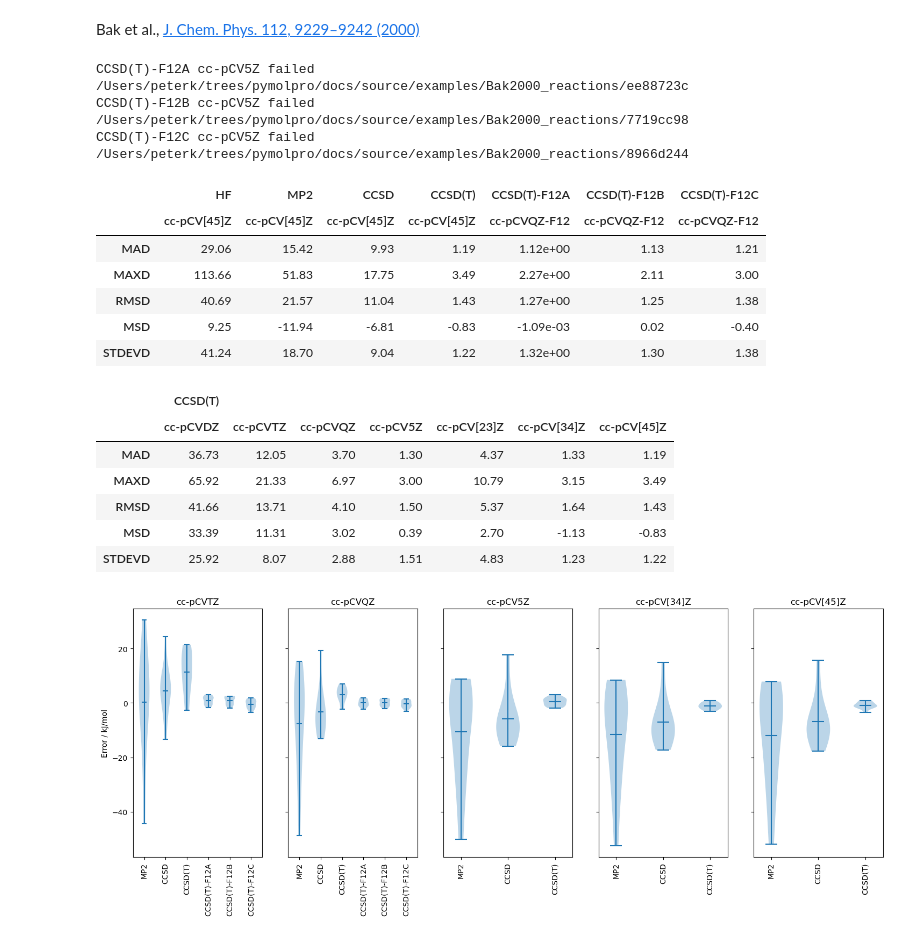
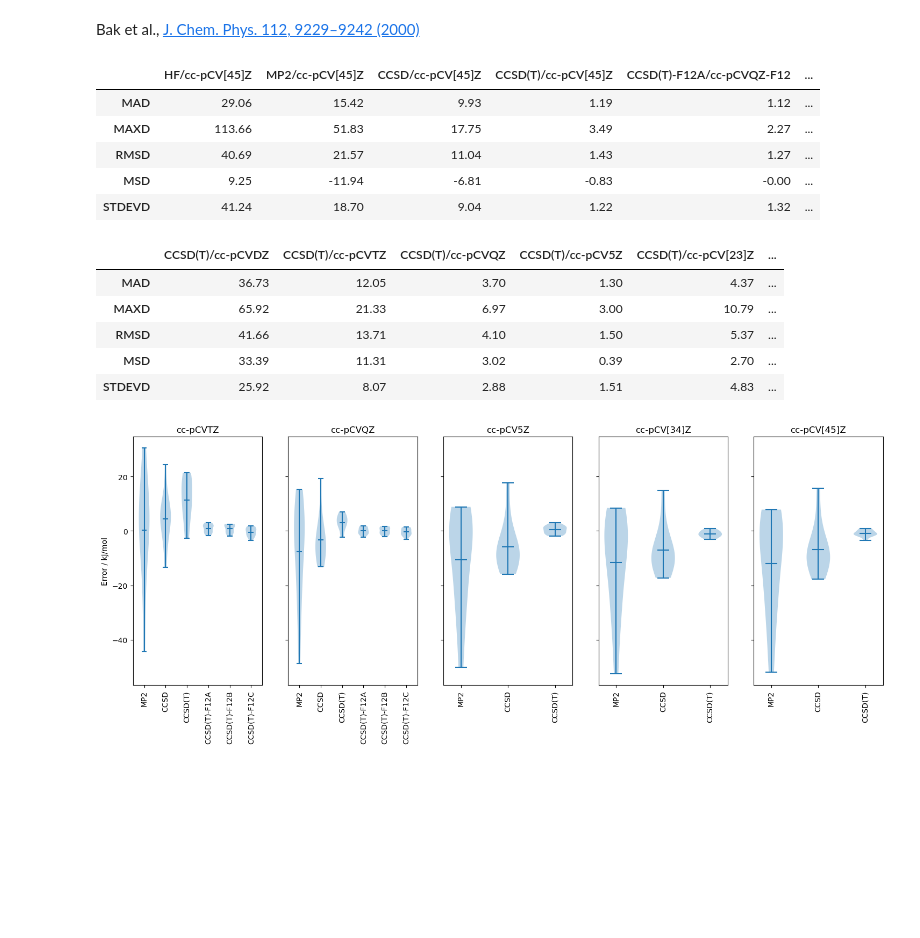
Before and after one commit to molpro/pymolpro, a Jupyter notebook: docs/source/examples/thermochemical_benchmark_Bak2000_reactions.ipynb, the cells around one changed output. Cells and saved outputs as stored; diff of their text form; code cells hidden in the pictures; blank space fills up the shorter version.

```diff
--- a/docs/source/examples/thermochemical_benchmark_Bak2000_reactions.ipynb
+++ b/docs/source/examples/thermochemical_benchmark_Bak2000_reactions.ipynb
@@ -19,14 +19,11 @@ results = {}
 for method in methods:
     results[method] = {}
     for basis in bases:
-        results[method][basis] = pymolpro.database.run(db, method, basis + '-F12' if 'F12' in method else basis,
-                                                       location=project_name, backend=backend,
-                                                       preamble="core,small", parallel=parallel)
-        if results[method][basis].failed: print(method, basis, 'failed', results[method][basis].project_directory)
+        if 'F12' not in method or '5' not in basis:
+            results[method][basis] = pymolpro.database.run(db, method=method, basis=basis + '-F12' if 'F12' in method else basis,
+                                                           location=project_name, backend=backend,
+                                                           core_correlation="small", parallel=parallel)
+            if results[method][basis].failed: print(method, basis, 'failed', results[method][basis].project_directory)
-# %% [output]
-CCSD(T)-F12A cc-pCV5Z failed /Users/peterk/trees/pymolpro/docs/source/examples/Bak2000_reactions/ee88723c
-CCSD(T)-F12B cc-pCV5Z failed /Users/peterk/trees/pymolpro/docs/source/examples/Bak2000_reactions/7719cc98
-CCSD(T)-F12C cc-pCV5Z failed /Users/peterk/trees/pymolpro/docs/source/examples/Bak2000_reactions/8966d244
 # %%
 for method in methods:
     for result in pymolpro.database.basis_extrapolate(results[method].values(), results['HF'].values()):
@@ -34,27 +31,27 @@ for method in methods:
     for basis in results[method]:
         if basis not in bases: bases.append(basis)
 # %%
-pd.set_option('display.precision', 2)
+pd.set_option('display.float_format', lambda x: '%.2f' % x)
 method_errors = \
     pymolpro.database.analyse([results[method]['cc-pCVQZ' if 'F12' in method else 'cc-pCV[45]Z'] for method in methods],
                               db, 'kJ/mol')['reaction statistics']
 with open(project_name + '.method_errors.tex', 'w') as tf:
     tf.write(
         '\\ifx\\toprule\\undefined\\def\\toprule{\\hline\\hline}\n\\def\\midrule{\\hline}\n\\def\\bottomrule{\\hline\\hline}\\fi')  # or \usepackage{booktabs}
     tf.write(method_errors.style.format(precision=2).to_latex(hrules=True, multicol_align='c', caption='Method errors'))
 method_errors
 # %% [output]
-|  | HF | MP2 | CCSD | CCSD(T) | CCSD(T)-F12A | CCSD(T)-F12B | CCSD(T)-F12C |
-|  | cc-pCV[45]Z | cc-pCV[45]Z | cc-pCV[45]Z | cc-pCV[45]Z | cc-pCVQZ-F12 | cc-pCVQZ-F12 | cc-pCVQZ-F12 |
-| MAD | 29.06 | 15.42 | 9.93 | 1.19 | 1.12e+00 | 1.13 | 1.21 |
-| MAXD | 113.66 | 51.83 | 17.75 | 3.49 | 2.27e+00 | 2.11 | 3.00 |
-| RMSD | 40.69 | 21.57 | 11.04 | 1.43 | 1.27e+00 | 1.25 | 1.38 |
-| MSD | 9.25 | -11.94 | -6.81 | -0.83 | -1.09e-03 | 0.02 | -0.40 |
-| STDEVD | 41.24 | 18.70 | 9.04 | 1.22 | 1.32e+00 | 1.30 | 1.38 |
+|  | HF/cc-pCV[45]Z | MP2/cc-pCV[45]Z | CCSD/cc-pCV[45]Z | CCSD(T)/cc-pCV[45]Z | CCSD(T)-F12A/cc-pCVQZ-F12 | ... |
+| MAD | 29.06 | 15.42 | 9.93 | 1.19 | 1.12 | ... |
+| MAXD | 113.66 | 51.83 | 17.75 | 3.49 | 2.27 | ... |
+| RMSD | 40.69 | 21.57 | 11.04 | 1.43 | 1.27 | ... |
+| MSD | 9.25 | -11.94 | -6.81 | -0.83 | -0.00 | ... |
+| STDEVD | 41.24 | 18.70 | 9.04 | 1.22 | 1.32 | ... |
 # %%
-pd.set_option('display.precision', 2)
+pd.set_option('display.float_format', lambda x: '%.2f' % x)
+best_method = 'CCSD(T)'
 basis_errors = \
-    pymolpro.database.analyse([results['CCSD(T)'][basis] for basis in bases if basis in results['CCSD(T)']], db,
+    pymolpro.database.analyse([results[best_method][basis] for basis in bases if basis in results[best_method]], db,
                               'kJ/mol')['reaction statistics']
 with open(project_name + '.basis_errors.tex', 'w') as tf:
     tf.write(
@@ -62,13 +59,12 @@ with open(project_name + '.basis_errors.tex', 'w') as tf:
     tf.write(basis_errors.style.format(precision=2).to_latex(hrules=True, multicol_align='c', caption='Basis errors'))
 basis_errors
 # %% [output]
-|  | CCSD(T) |  |  |  |  |  |  |
-|  | cc-pCVDZ | cc-pCVTZ | cc-pCVQZ | cc-pCV5Z | cc-pCV[23]Z | cc-pCV[34]Z | cc-pCV[45]Z |
-| MAD | 36.73 | 12.05 | 3.70 | 1.30 | 4.37 | 1.33 | 1.19 |
-| MAXD | 65.92 | 21.33 | 6.97 | 3.00 | 10.79 | 3.15 | 3.49 |
-| RMSD | 41.66 | 13.71 | 4.10 | 1.50 | 5.37 | 1.64 | 1.43 |
-| MSD | 33.39 | 11.31 | 3.02 | 0.39 | 2.70 | -1.13 | -0.83 |
-| STDEVD | 25.92 | 8.07 | 2.88 | 1.51 | 4.83 | 1.23 | 1.22 |
+|  | CCSD(T)/cc-pCVDZ | CCSD(T)/cc-pCVTZ | CCSD(T)/cc-pCVQZ | CCSD(T)/cc-pCV5Z | CCSD(T)/cc-pCV[23]Z | ... |
+| MAD | 36.73 | 12.05 | 3.70 | 1.30 | 4.37 | ... |
+| MAXD | 65.92 | 21.33 | 6.97 | 3.00 | 10.79 | ... |
+| RMSD | 41.66 | 13.71 | 4.10 | 1.50 | 5.37 | ... |
+| MSD | 33.39 | 11.31 | 3.02 | 0.39 | 2.70 | ... |
+| STDEVD | 25.92 | 8.07 | 2.88 | 1.51 | 4.83 | ... |
 # %%
 import matplotlib.pyplot as plt
 
```
Also changed, not shown: 7 other files.
